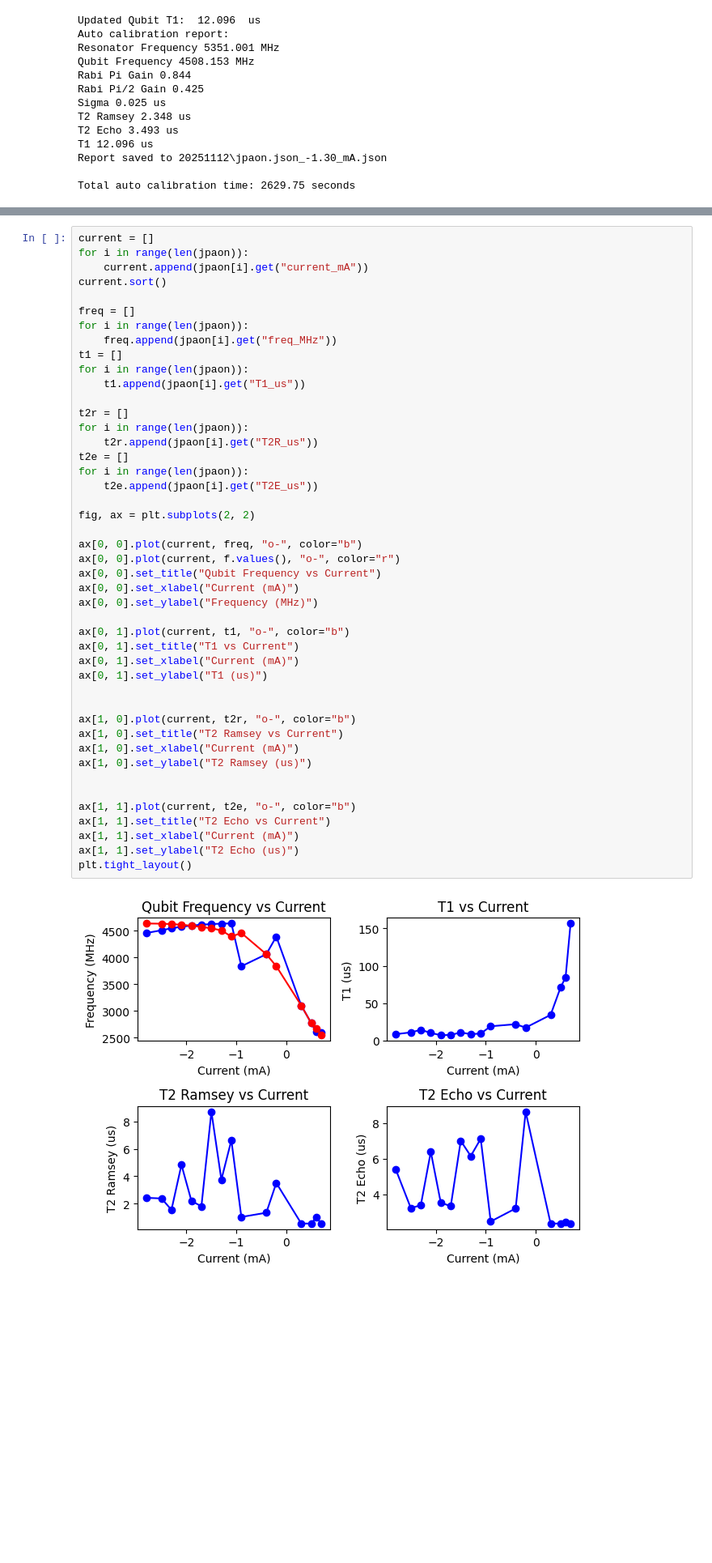
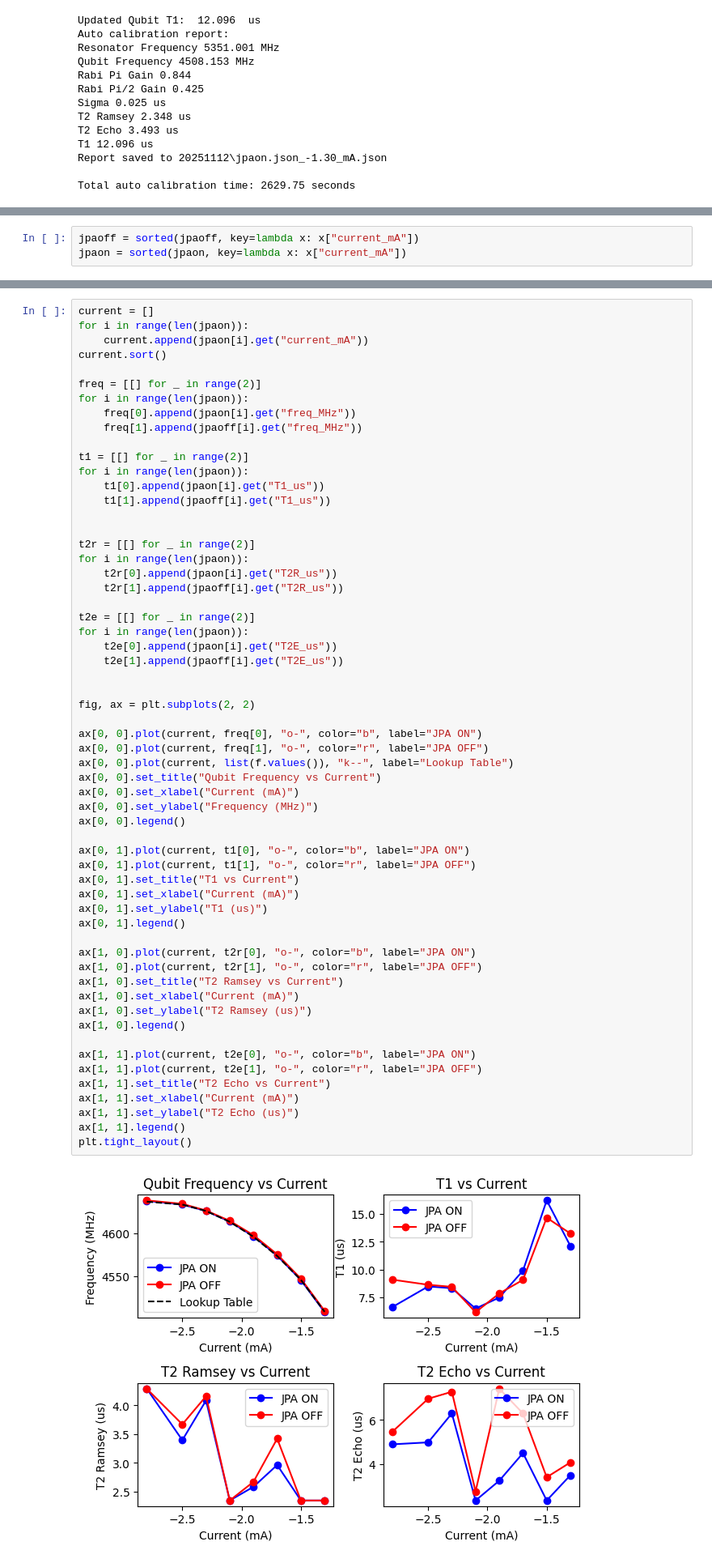
Before and after one commit to JayChien04717/SQD_soc, a Jupyter notebook: auto.ipynb, the cells around one changed output, grey strips where cells are left out. Shown at 81% size. Saved outputs shown, nothing was run; the diff lists cells and outputs as text; blank space fills up the shorter version.

```diff
--- a/auto.ipynb
+++ b/auto.ipynb
@@ -712,3 +713,6 @@ Successfully loaded 16 total data points from 20251113\jpaon
+# %%
+jpaoff = sorted(jpaoff, key=lambda x: x["current_mA"])
+jpaon = sorted(jpaon, key=lambda x: x["current_mA"])
 # %%
 f = {
     "-0.0028 A": 4636.460321,
@@ -735,46 +731,60 @@ dict_values([4636.460321, 4633.081206, 4625.6479, 4613.028754, 4595.701407, 4573
 current = []
 for i in range(len(jpaon)):
     current.append(jpaon[i].get("current_mA"))
 current.sort()
 
-freq = []
+freq = [[] for _ in range(2)]
 for i in range(len(jpaon)):
-    freq.append(jpaon[i].get("freq_MHz"))
-t1 = []
+    freq[0].append(jpaon[i].get("freq_MHz"))
+    freq[1].append(jpaoff[i].get("freq_MHz"))
+
+t1 = [[] for _ in range(2)]
 for i in range(len(jpaon)):
-    t1.append(jpaon[i].get("T1_us"))
+    t1[0].append(jpaon[i].get("T1_us"))
+    t1[1].append(jpaoff[i].get("T1_us"))
 
-t2r = []
+
+t2r = [[] for _ in range(2)]
 for i in range(len(jpaon)):
-    t2r.append(jpaon[i].get("T2R_us"))
-t2e = []
+    t2r[0].append(jpaon[i].get("T2R_us"))
+    t2r[1].append(jpaoff[i].get("T2R_us"))
+
+t2e = [[] for _ in range(2)]
 for i in range(len(jpaon)):
-    t2e.append(jpaon[i].get("T2E_us"))
+    t2e[0].append(jpaon[i].get("T2E_us"))
+    t2e[1].append(jpaoff[i].get("T2E_us"))
+
 
 fig, ax = plt.subplots(2, 2)
 
-ax[0, 0].plot(current, freq, "o-", color="b")
-ax[0, 0].plot(current, f.values(), "o-", color="r")
+ax[0, 0].plot(current, freq[0], "o-", color="b", label="JPA ON")
+ax[0, 0].plot(current, freq[1], "o-", color="r", label="JPA OFF")
+ax[0, 0].plot(current, list(f.values()), "k--", label="Lookup Table")
 ax[0, 0].set_title("Qubit Frequency vs Current")
 ax[0, 0].set_xlabel("Current (mA)")
 ax[0, 0].set_ylabel("Frequency (MHz)")
+ax[0, 0].legend()
 
-ax[0, 1].plot(current, t1, "o-", color="b")
+ax[0, 1].plot(current, t1[0], "o-", color="b", label="JPA ON")
+ax[0, 1].plot(current, t1[1], "o-", color="r", label="JPA OFF")
 ax[0, 1].set_title("T1 vs Current")
 ax[0, 1].set_xlabel("Current (mA)")
 ax[0, 1].set_ylabel("T1 (us)")
+ax[0, 1].legend()
 
-
-ax[1, 0].plot(current, t2r, "o-", color="b")
+ax[1, 0].plot(current, t2r[0], "o-", color="b", label="JPA ON")
+ax[1, 0].plot(current, t2r[1], "o-", color="r", label="JPA OFF")
 ax[1, 0].set_title("T2 Ramsey vs Current")
 ax[1, 0].set_xlabel("Current (mA)")
 ax[1, 0].set_ylabel("T2 Ramsey (us)")
+ax[1, 0].legend()
 
-
-ax[1, 1].plot(current, t2e, "o-", color="b")
+ax[1, 1].plot(current, t2e[0], "o-", color="b", label="JPA ON")
+ax[1, 1].plot(current, t2e[1], "o-", color="r", label="JPA OFF")
 ax[1, 1].set_title("T2 Echo vs Current")
 ax[1, 1].set_xlabel("Current (mA)")
 ax[1, 1].set_ylabel("T2 Echo (us)")
+ax[1, 1].legend()
 plt.tight_layout()
 # %% [output]
-[figure, old version]
+[figure, new version]
```
Also changed, not shown: parts of 6 cells of this notebook, 1 other file.
